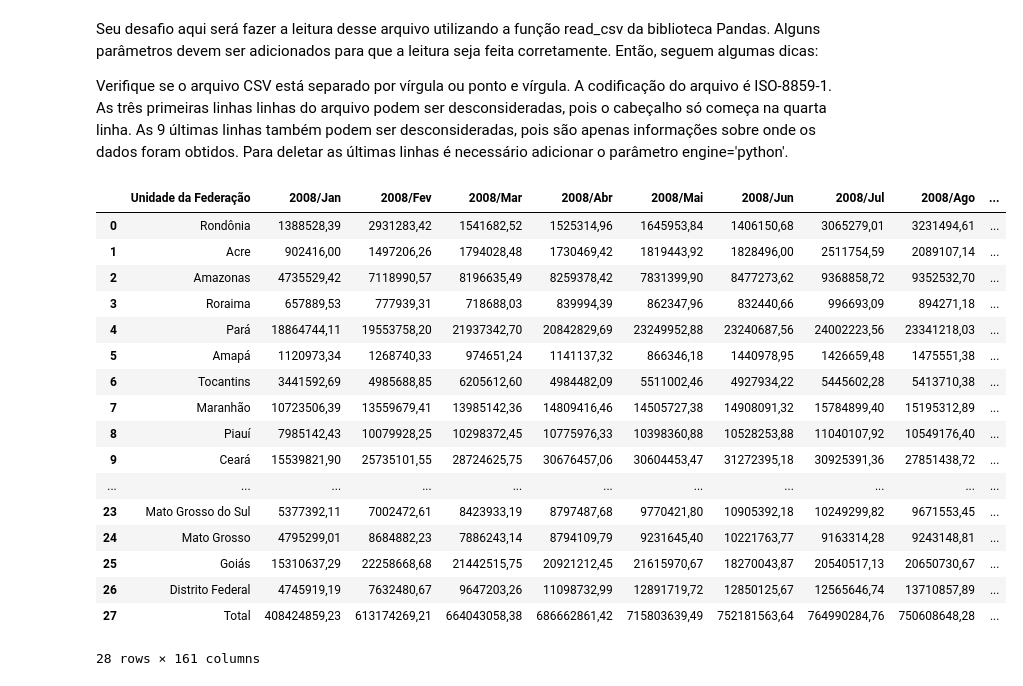
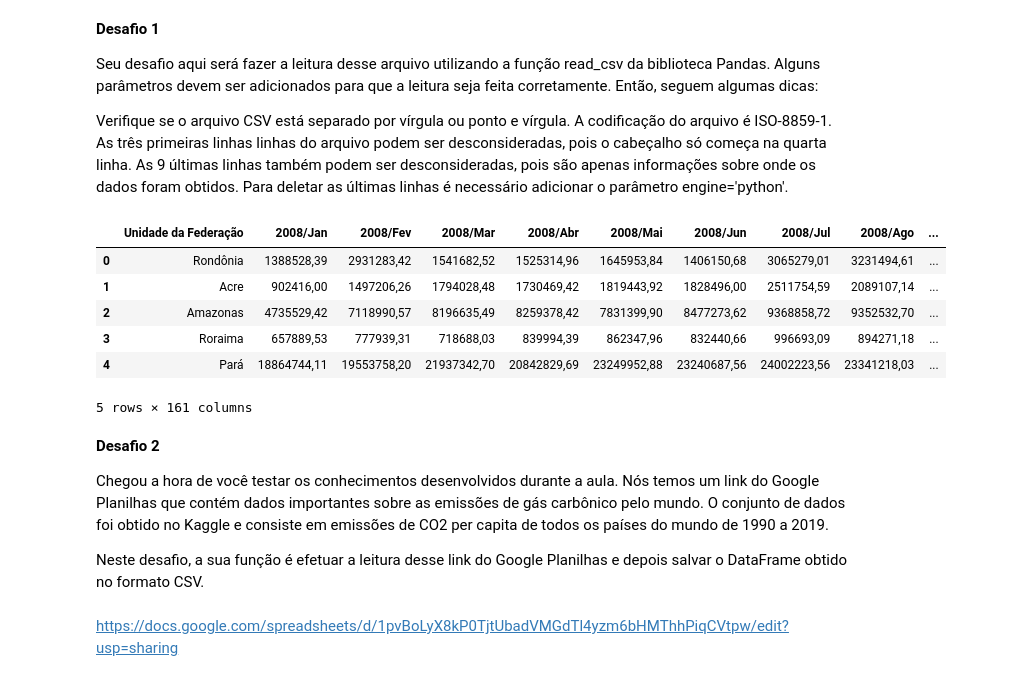
Before and after one commit to Camillabgarcia/Python-para-Data-Science, a Jupyter notebook: Hora_da_pratica_5.ipynb, the cells around one changed output. Saved outputs shown, nothing was run; the diff lists cells and outputs as text; code cells hidden in the pictures.

```diff
--- a/Hora_da_pratica_5.ipynb
+++ b/Hora_da_pratica_5.ipynb
@@ -1,6 +1,8 @@
 # %% [markdown]
 <a href="https://colab.research.google.com/github/Camillabgarcia/Python-para-Data-Science/blob/main/Hora_da_pratica_5.ipynb" target="_parent"><img src="https://colab.research.google.com/assets/colab-badge.svg" alt="Open In Colab"/></a>
 # %% [markdown]
+**Desafio 1**
+
 Seu desafio aqui será fazer a leitura desse arquivo utilizando a função read_csv da biblioteca Pandas. Alguns parâmetros devem ser adicionados para que a leitura seja feita corretamente. Então, seguem algumas dicas:
 
 Verifique se o arquivo CSV está separado por vírgula ou ponto e vírgula.
@@ -15,23 +17,20 @@ url = 'https://raw.githubusercontent.com/alura-cursos/Pandas/main/dados_sus.csv'
 # %%
 dados_saude = pd.read_csv(url, encoding='ISO-8859-1', sep=';', skiprows=3, skipfooter = 9, engine='python')
 # %%
-dados_saude
+dados_saude.head()
 # %% [output]
 |  | Unidade da Federação | 2008/Jan | 2008/Fev | 2008/Mar | 2008/Abr | 2008/Mai | 2008/Jun | 2008/Jul | 2008/Ago | ... |
 | 0 | Rondônia | 1388528,39 | 2931283,42 | 1541682,52 | 1525314,96 | 1645953,84 | 1406150,68 | 3065279,01 | 3231494,61 | ... |
 | 1 | Acre | 902416,00 | 1497206,26 | 1794028,48 | 1730469,42 | 1819443,92 | 1828496,00 | 2511754,59 | 2089107,14 | ... |
 | 2 | Amazonas | 4735529,42 | 7118990,57 | 8196635,49 | 8259378,42 | 7831399,90 | 8477273,62 | 9368858,72 | 9352532,70 | ... |
 | 3 | Roraima | 657889,53 | 777939,31 | 718688,03 | 839994,39 | 862347,96 | 832440,66 | 996693,09 | 894271,18 | ... |
 | 4 | Pará | 18864744,11 | 19553758,20 | 21937342,70 | 20842829,69 | 23249952,88 | 23240687,56 | 24002223,56 | 23341218,03 | ... |
-| 5 | Amapá | 1120973,34 | 1268740,33 | 974651,24 | 1141137,32 | 866346,18 | 1440978,95 | 1426659,48 | 1475551,38 | ... |
-| 6 | Tocantins | 3441592,69 | 4985688,85 | 6205612,60 | 4984482,09 | 5511002,46 | 4927934,22 | 5445602,28 | 5413710,38 | ... |
-| 7 | Maranhão | 10723506,39 | 13559679,41 | 13985142,36 | 14809416,46 | 14505727,38 | 14908091,32 | 15784899,40 | 15195312,89 | ... |
-| 8 | Piauí | 7985142,43 | 10079928,25 | 10298372,45 | 10775976,33 | 10398360,88 | 10528253,88 | 11040107,92 | 10549176,40 | ... |
-| 9 | Ceará | 15539821,90 | 25735101,55 | 28724625,75 | 30676457,06 | 30604453,47 | 31272395,18 | 30925391,36 | 27851438,72 | ... |
-| ... | ... | ... | ... | ... | ... | ... | ... | ... | ... | ... |
-| 23 | Mato Grosso do Sul | 5377392,11 | 7002472,61 | 8423933,19 | 8797487,68 | 9770421,80 | 10905392,18 | 10249299,82 | 9671553,45 | ... |
-| 24 | Mato Grosso | 4795299,01 | 8684882,23 | 7886243,14 | 8794109,79 | 9231645,40 | 10221763,77 | 9163314,28 | 9243148,81 | ... |
-| 25 | Goiás | 15310637,29 | 22258668,68 | 21442515,75 | 20921212,45 | 21615970,67 | 18270043,87 | 20540517,13 | 20650730,67 | ... |
-| 26 | Distrito Federal | 4745919,19 | 7632480,67 | 9647203,26 | 11098732,99 | 12891719,72 | 12850125,67 | 12565646,74 | 13710857,89 | ... |
-| 27 | Total | 408424859,23 | 613174269,21 | 664043058,38 | 686662861,42 | 715803639,49 | 752181563,64 | 764990284,76 | 750608648,28 | ... |
-28 rows × 161 columns
+5 rows × 161 columns
+# %% [markdown]
+**Desafio 2**
+
+Chegou a hora de você testar os conhecimentos desenvolvidos durante a aula. Nós temos um link do Google Planilhas que contém dados importantes sobre as emissões de gás carbônico pelo mundo. O conjunto de dados foi obtido no Kaggle e consiste em emissões de CO2 per capita de todos os países do mundo de 1990 a 2019.
+
+Neste desafio, a sua função é efetuar a leitura desse link do Google Planilhas e depois salvar o DataFrame obtido no formato CSV.
+# %% [markdown]
+https://docs.google.com/spreadsheets/d/1pvBoLyX8kP0TjtUbadVMGdTl4yzm6bHMThhPiqCVtpw/edit?usp=sharing
```
Also changed, not shown: parts of 10 cells of this notebook.
